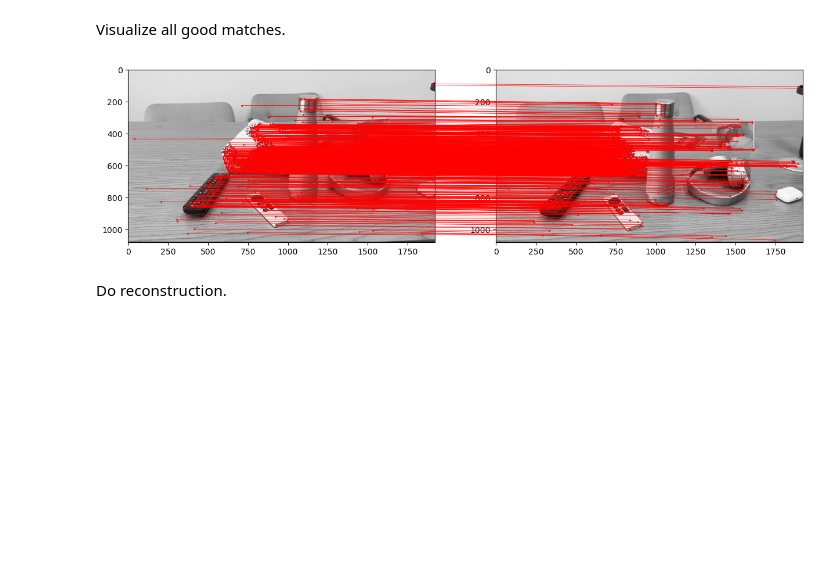
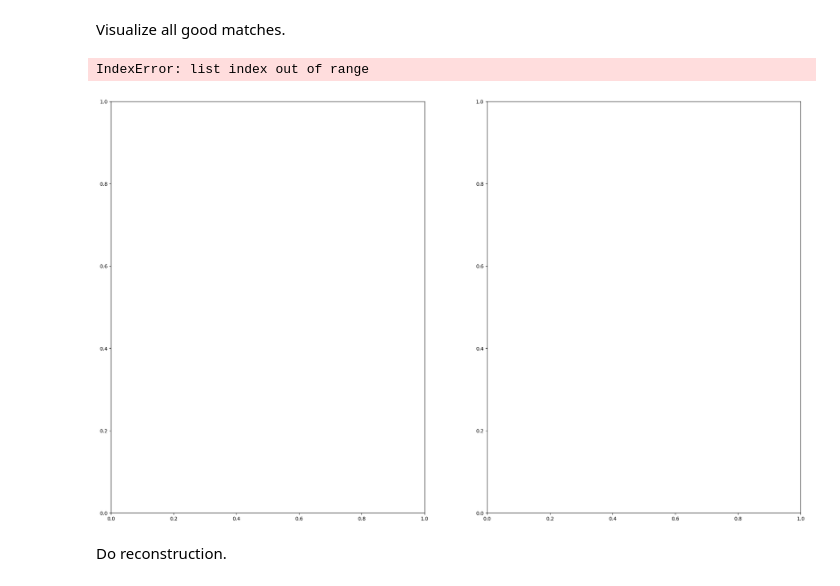
Before and after one commit to samHince/Air-to-air-3dv, a Jupyter notebook: air-to-air.ipynb, the cells around one changed output. Saved outputs shown, nothing was run; the diff lists cells and outputs as text; code cells hidden in the pictures; blank space fills up the shorter version.

```diff
--- a/air-to-air.ipynb
+++ b/air-to-air.ipynb
@@ -28,13 +33,13 @@ importlib.reload(sfm)
 Choose parameter values.
 # %%
 # When reading video frames
-frames_to_skip = 30
+frames_to_skip = 10 # was 30
 
 # When matching (max threshold for ratio test)
-matching_threshold = 0.5
+matching_threshold = 0.95 # was 0.5
 
 # When deciding if triangulated points are invalid
-max_reprojection_err = 0.75
+max_reprojection_err = 0.85
 
 # Camera matrix
 K = np.array([
@@ -129,10 +496,10 @@ for match in matches:
         'p_inA': None,
         'valid': True,
         'matches': [
-            {'view_id': 0, 'feature_id': match.queryIdx},
-            {'view_id': 1, 'feature_id': match.trainIdx},
+            {'view_id': 2, 'feature_id': match.queryIdx},
+            {'view_id': 3, 'feature_id': match.trainIdx},
         ]
     }
     tracks.append(track)
-    views[0]['pts'][match.queryIdx]['track'] = track
-    views[1]['pts'][match.trainIdx]['track'] = track
+    views[2]['pts'][match.queryIdx]['track'] = track
+    views[3]['pts'][match.trainIdx]['track'] = track
@@ -143,39 +512,40 @@ Get image coordinates of matches.
 a = []
 b = []
 for m in matches:
-    a.append(views[0]['pts'][m.queryIdx]['pt2d'])
-    b.append(views[1]['pts'][m.trainIdx]['pt2d'])
+    a.append(views[2]['pts'][m.queryIdx]['pt2d'])
+    b.append(views[3]['pts'][m.trainIdx]['pt2d'])
 a = np.array(a)
 b = np.array(b)
 # %% [markdown]
 Visualize all good matches.
 # %%
 # Create figure
-fig, (ax1, ax2) = plt.subplots(1, 2, figsize=(15, 10))
+fig, (ax1, ax2) = plt.subplots(1, 2, figsize=(25, 15))
 
 # Show images
-ax1.imshow(views[0]['img'], cmap='gray')
-ax2.imshow(views[1]['img'], cmap='gray')
+ax1.imshow(views[2]['hsv_masked'], cmap='gray') ## wrong image
+ax2.imshow(views[3]['hsv_masked'], cmap='gray') ## wrong image
 
 # Show matches
 for a_i, b_i in zip(a, b):
     fig.add_artist(
         ConnectionPatch(
             a_i, b_i,
             'data', 'data',
-            axesA=ax1, axesB=ax2,\
+            axesA=ax1, axesB=ax2,
             color='red',
             connectionstyle='arc3, rad=0.',
             linewidth=0.5,
         )
     )
     # - Draw red dot at each keypoint
     ax1.plot(a_i[0], a_i[1], 'r.', markersize=2)
     ax2.plot(b_i[0], b_i[1], 'r.', markersize=2)
 
 plt.show()
 # %% [output]
+IndexError: list index out of range
-[figure, old version]
+[figure, new version]
 # %% [markdown]
 Do reconstruction.
 # %%
```
Also changed, not shown: parts of 23 cells of this notebook, 1 other file.
